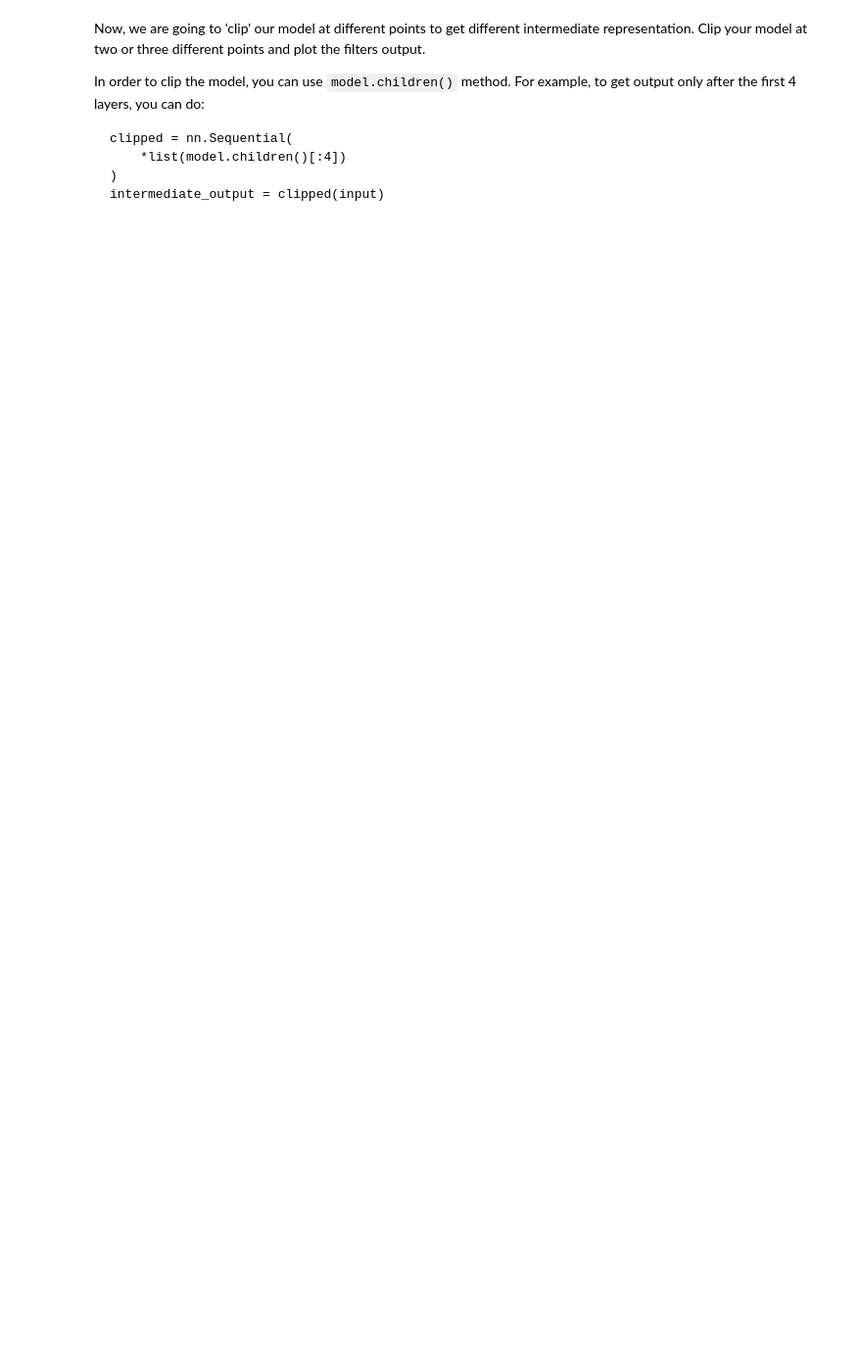
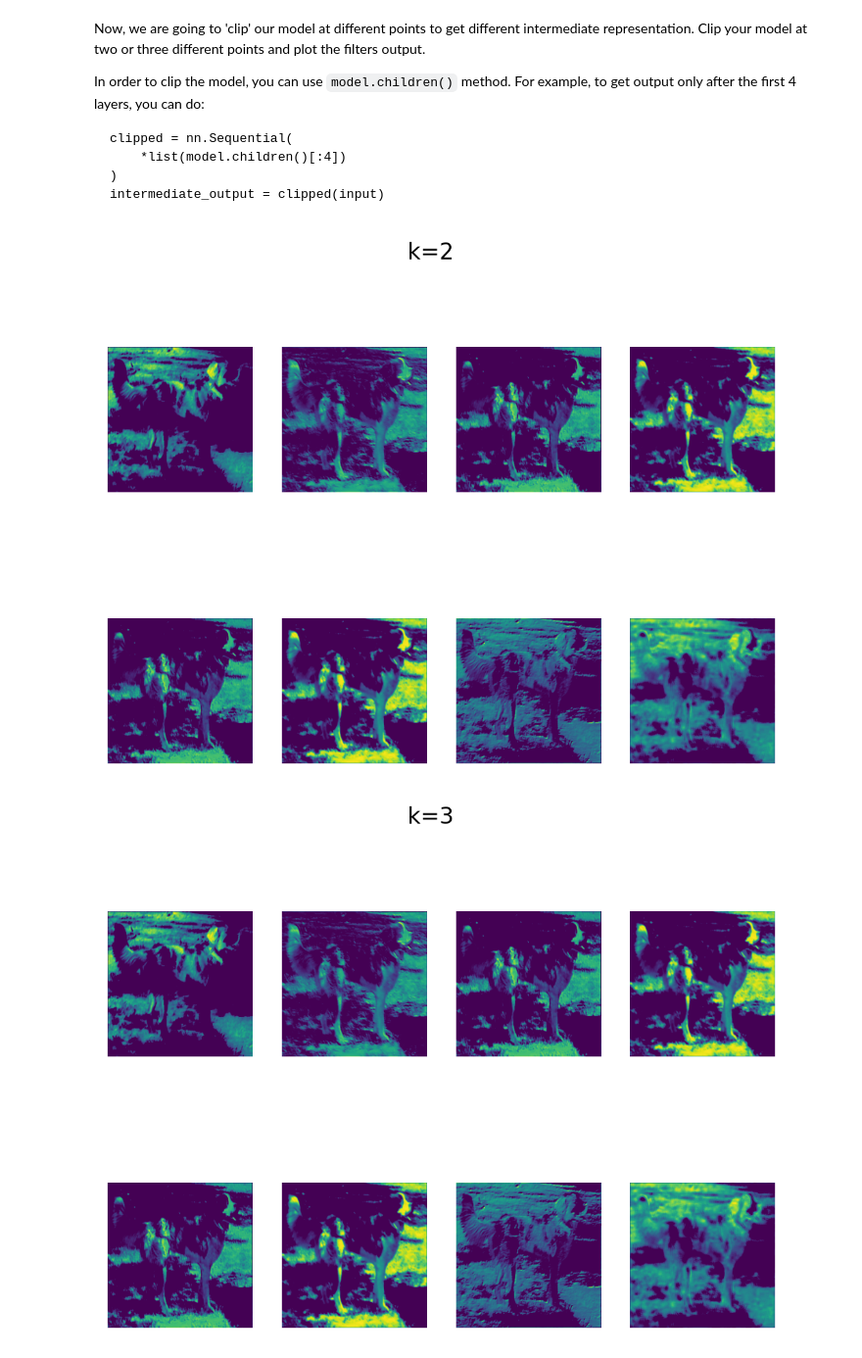
Before and after one commit to hoangpham95/CSCI-GA-2572-Deep-Learning, a Jupyter notebook: hw2/hw2_cnn.ipynb, the cells around one changed output. Shown at 98% size. Cells and saved outputs as stored; diff of their text form; code cells hidden in the pictures; blank space fills up the shorter version.

```diff
--- a/hw2/hw2_cnn.ipynb
+++ b/hw2/hw2_cnn.ipynb
@@ -253,24 +405,33 @@ intermediate_output = clipped(input)
 # %%
 import math
 
 def plot_intermediate_output(result, title):
   """ Plots the intermediate output of shape
       N_FILTERS x H x W
   """
   n_filters = result.shape[1]
   N = int(math.sqrt(n_filters))
   M = (n_filters + N - 1) // N
   assert N * M >= n_filters
 
   fig, axs = plt.subplots(N, M)
   fig.suptitle(title)
 
   for i in range(N):
     for j in range(M):
       if i*N + j < n_filters:
         axs[i][j].imshow(result[0, i*N + j].cpu().detach())
         axs[i][j].axis('off')
 
 # TODO
 # pick a few intermediate representations from your network and plot them using
 # the provided function.
+for k in range(2, 10):
+  clipped = nn.Sequential(
+      *list(list(model.children())[0].children())[:k]
+      )
+  result = clipped(image.to(device).unsqueeze(0))
+  plot_intermediate_output(result, f'k={k}')
+# %% [output]
+[figure, added]
+[figure, added]
```
Also changed, not shown: parts of 17 cells of this notebook, 6 other files.
